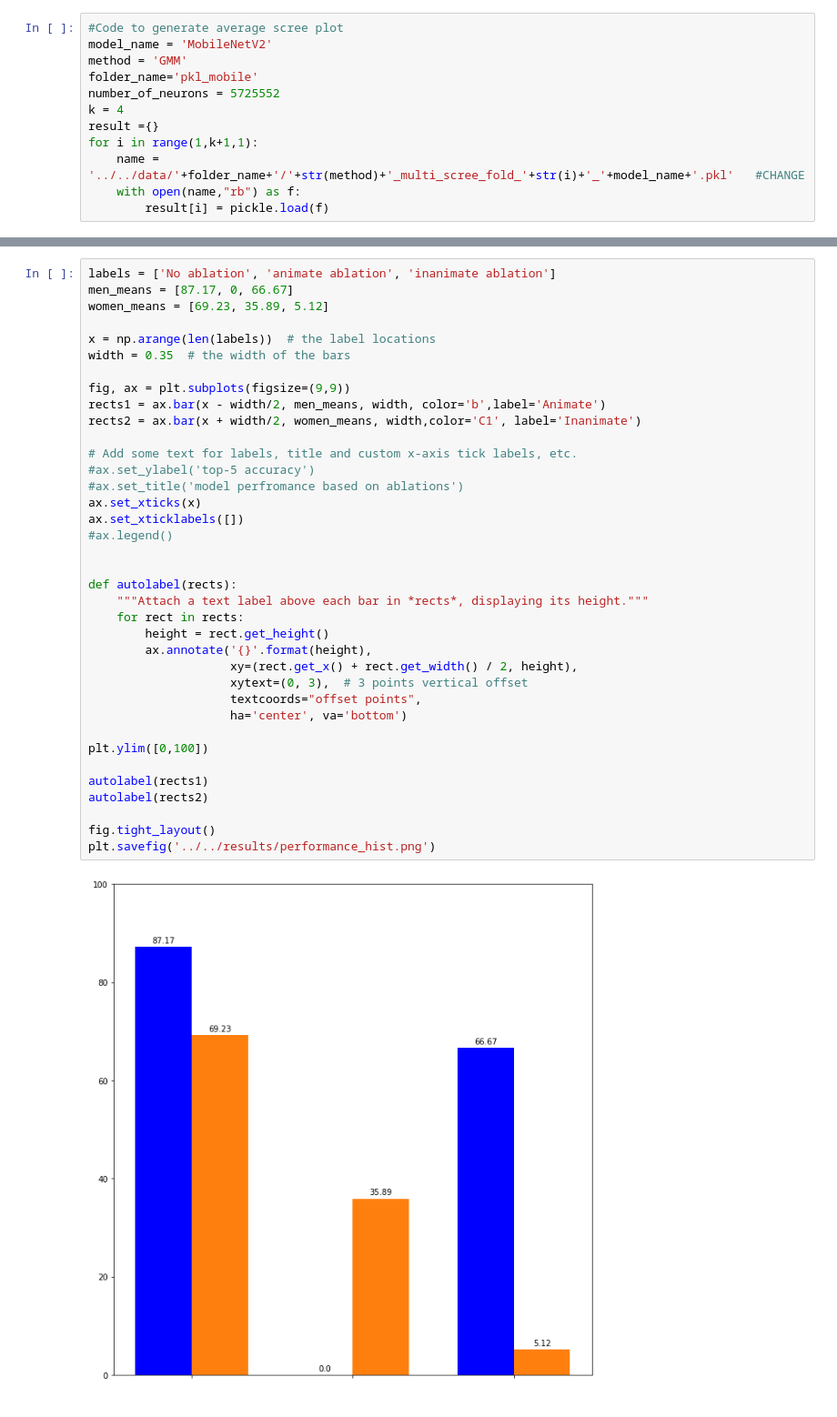
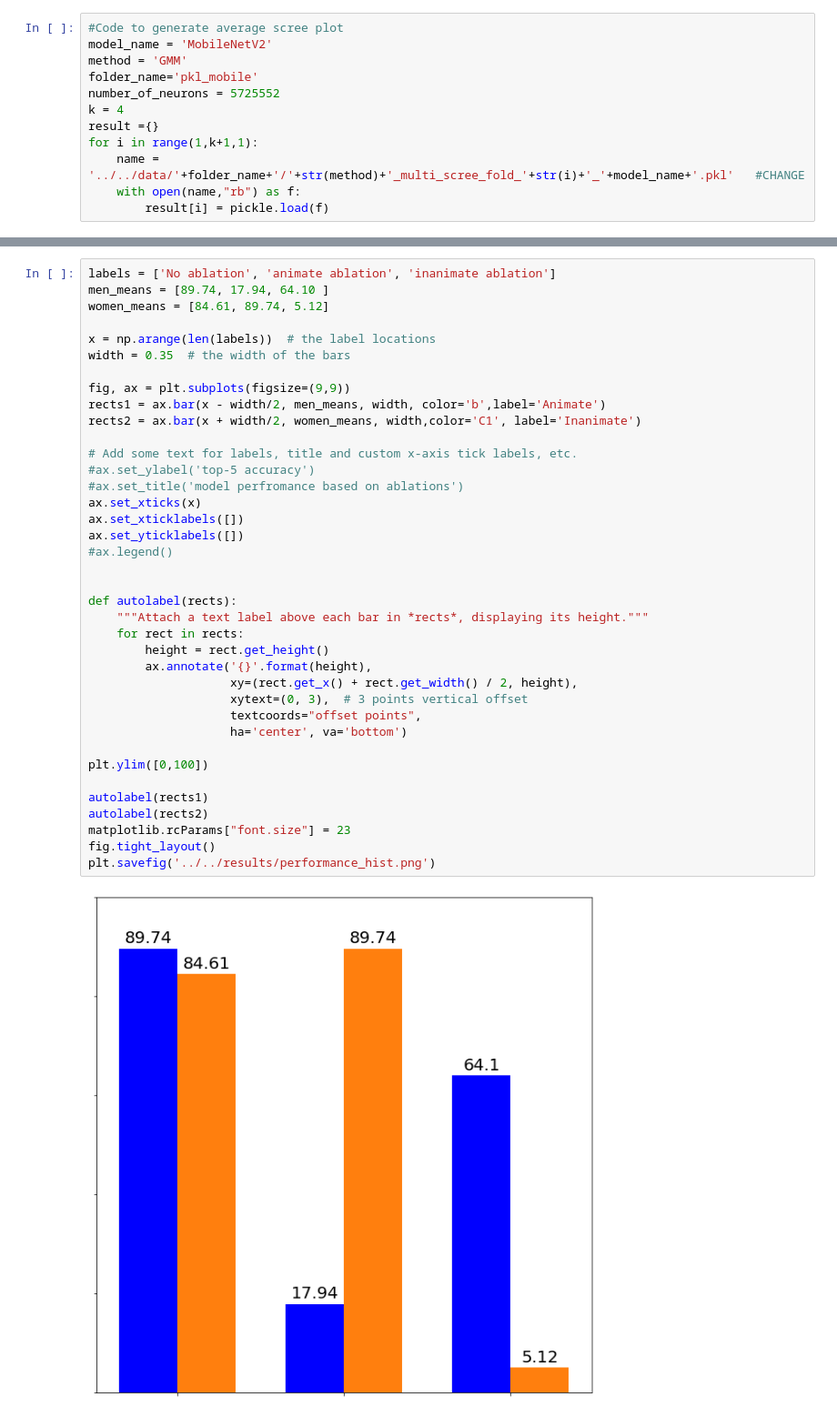
Before and after one commit to SNaGLab/Cognitive-Parcellation, a Jupyter notebook: code/experiments/figures.ipynb, the cells around one changed output, grey strips where cells are left out. Shown at 91% size. Saved outputs shown, nothing was run; the diff lists cells and outputs as text.

```diff
--- a/code/experiments/figures.ipynb
+++ b/code/experiments/figures.ipynb
@@ -450,41 +392,42 @@ plt.savefig('../../results/mobile_scree.png')
 # %%
 labels = ['No ablation', 'animate ablation', 'inanimate ablation']
-men_means = [87.17, 0, 66.67]
-women_means = [69.23, 35.89, 5.12]
+men_means = [89.74, 17.94, 64.10 ]
+women_means = [84.61, 89.74, 5.12]
 
 x = np.arange(len(labels))  # the label locations
 width = 0.35  # the width of the bars
 
 fig, ax = plt.subplots(figsize=(9,9))
 rects1 = ax.bar(x - width/2, men_means, width, color='b',label='Animate')
 rects2 = ax.bar(x + width/2, women_means, width,color='C1', label='Inanimate')
 
 # Add some text for labels, title and custom x-axis tick labels, etc.
 #ax.set_ylabel('top-5 accuracy')
 #ax.set_title('model perfromance based on ablations')
 ax.set_xticks(x)
 ax.set_xticklabels([])
+ax.set_yticklabels([])
 #ax.legend()
 
 
 def autolabel(rects):
     """Attach a text label above each bar in *rects*, displaying its height."""
     for rect in rects:
         height = rect.get_height()
         ax.annotate('{}'.format(height),
                     xy=(rect.get_x() + rect.get_width() / 2, height),
                     xytext=(0, 3),  # 3 points vertical offset
                     textcoords="offset points",
                     ha='center', va='bottom')
 
 plt.ylim([0,100])
 
 autolabel(rects1)
 autolabel(rects2)
-
+matplotlib.rcParams["font.size"] = 23
 fig.tight_layout()
 plt.savefig('../../results/performance_hist.png')
 # %% [output]
-[figure, old version]
+[figure, new version]
 # %%
 plt.savefig('../../results/mobile_scree.png')
```
Also changed, not shown: parts of 21 cells of this notebook, 13 other files.
